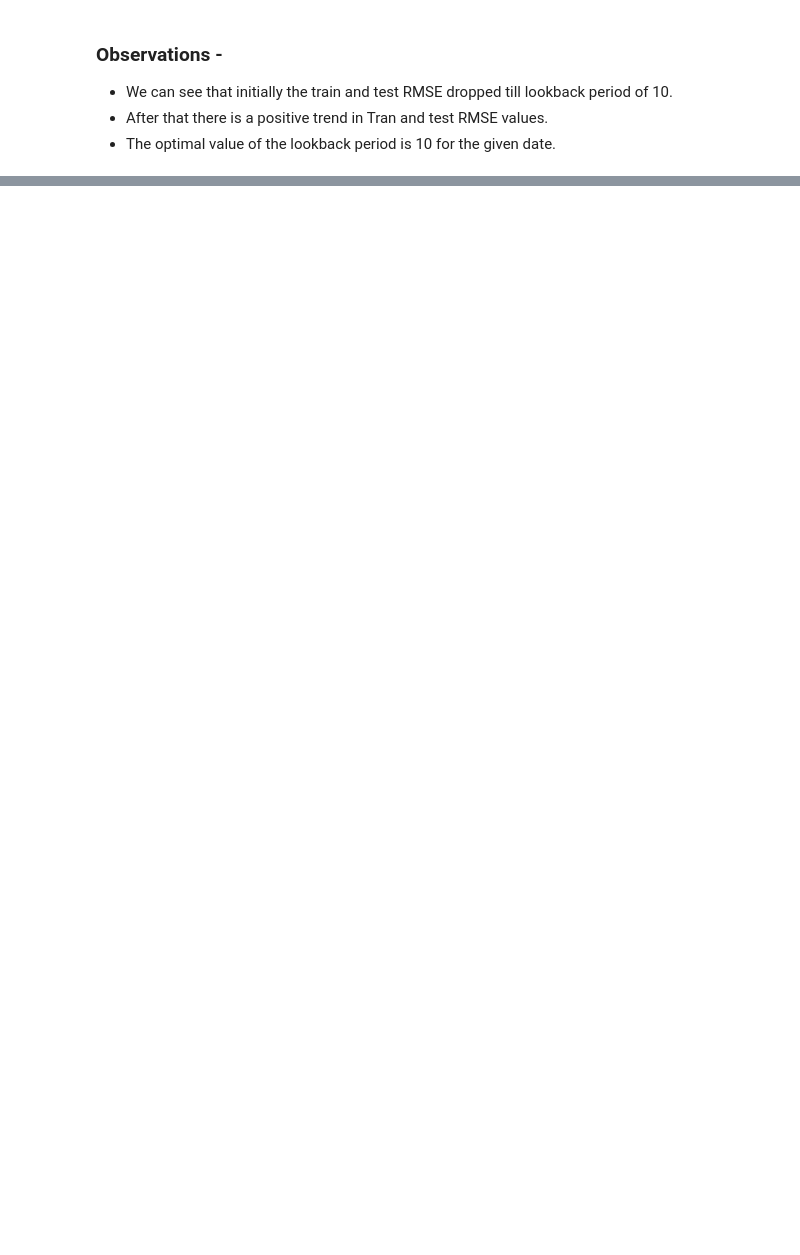
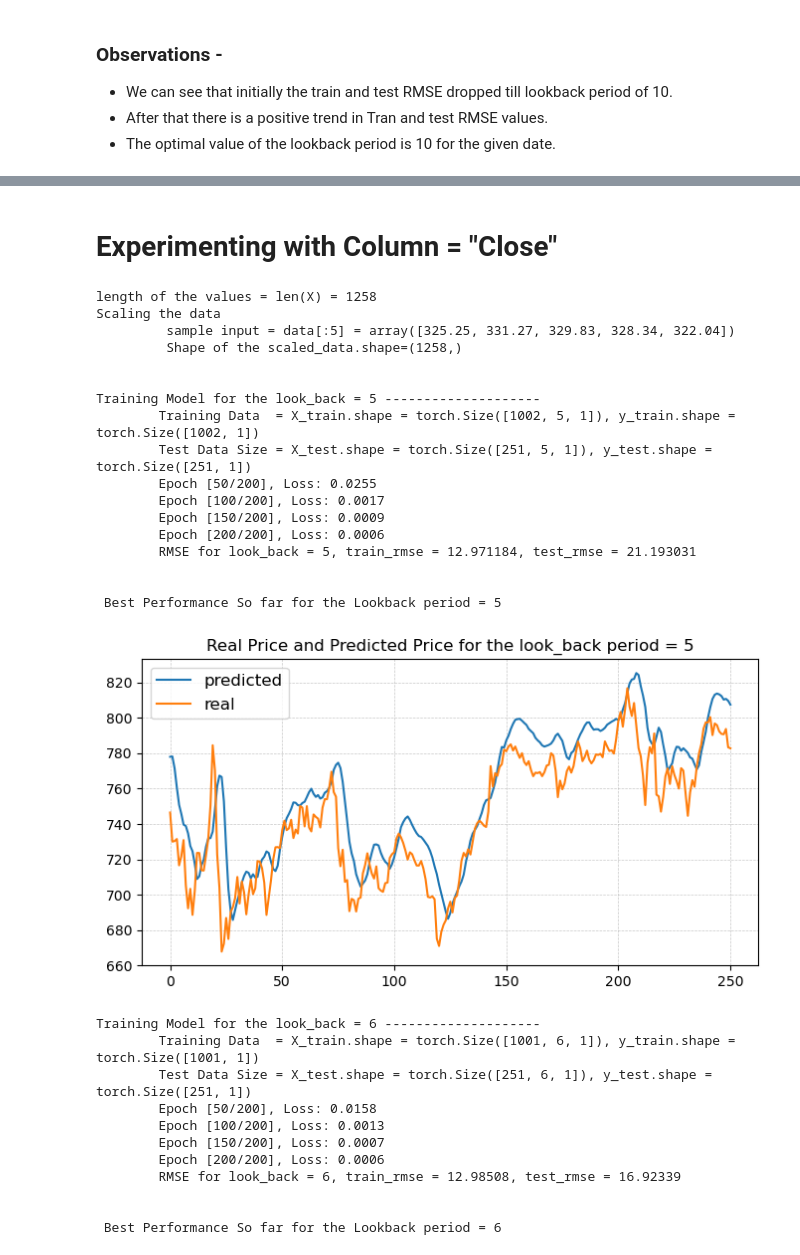
Before and after one commit to anjali-ojha/deep-learning, a Jupyter notebook: assignment/assignment-8/Anjali_Ojha_HW_8.ipynb, the cells around one changed output, grey strips where cells are left out. Drawn from its saved outputs; the diff is of its cells as text; code cells hidden in the pictures; blank space fills up the shorter version.

```diff
--- a/assignment/assignment-8/Anjali_Ojha_HW_8.ipynb
+++ b/assignment/assignment-8/Anjali_Ojha_HW_8.ipynb
@@ -464,0 +454,36 @@ Test Data Size     = X_test.shape = torch.Size([251, 7, 1]), y_test.shape = torc
+# %% [markdown]
+# Experimenting with Column = "Close"
+# %%
+''' Running the training with different lookback periods and see which one is best '''
+
+best_model, min_rmse, min_look_back_period, rmse_dict = run_experiment(column = "Close", df = df)
+# %% [output]
+length of the values = len(X) = 1258
+Scaling the data
+         sample input = data[:5] = array([325.25, 331.27, 329.83, 328.34, 322.04])
+         Shape of the scaled_data.shape=(1258,)
+
+
+Training Model for the look_back = 5 --------------------
+        Training Data  = X_train.shape = torch.Size([1002, 5, 1]), y_train.shape = torch.Size([1002, 1])
+        Test Data Size = X_test.shape = torch.Size([251, 5, 1]), y_test.shape = torch.Size([251, 1])
+        Epoch [50/200], Loss: 0.0255
+        Epoch [100/200], Loss: 0.0017
+        Epoch [150/200], Loss: 0.0009
+        Epoch [200/200], Loss: 0.0006
+        RMSE for look_back = 5, train_rmse = 12.971184, test_rmse = 21.193031
+
+
+ Best Performance So far for the Lookback period = 5
+[figure, added]
+Training Model for the look_back = 6 --------------------
+        Training Data  = X_train.shape = torch.Size([1001, 6, 1]), y_train.shape = torch.Size([1001, 1])
+        Test Data Size = X_test.shape = torch.Size([251, 6, 1]), y_test.shape = torch.Size([251, 1])
+        Epoch [50/200], Loss: 0.0158
+        Epoch [100/200], Loss: 0.0013
+        Epoch [150/200], Loss: 0.0007
+        Epoch [200/200], Loss: 0.0006
+        RMSE for look_back = 6, train_rmse = 12.98508, test_rmse = 16.92339
+
+
+ Best Performance So far for the Lookback period = 6
```
Also changed, not shown: parts of 12 cells of this notebook.
